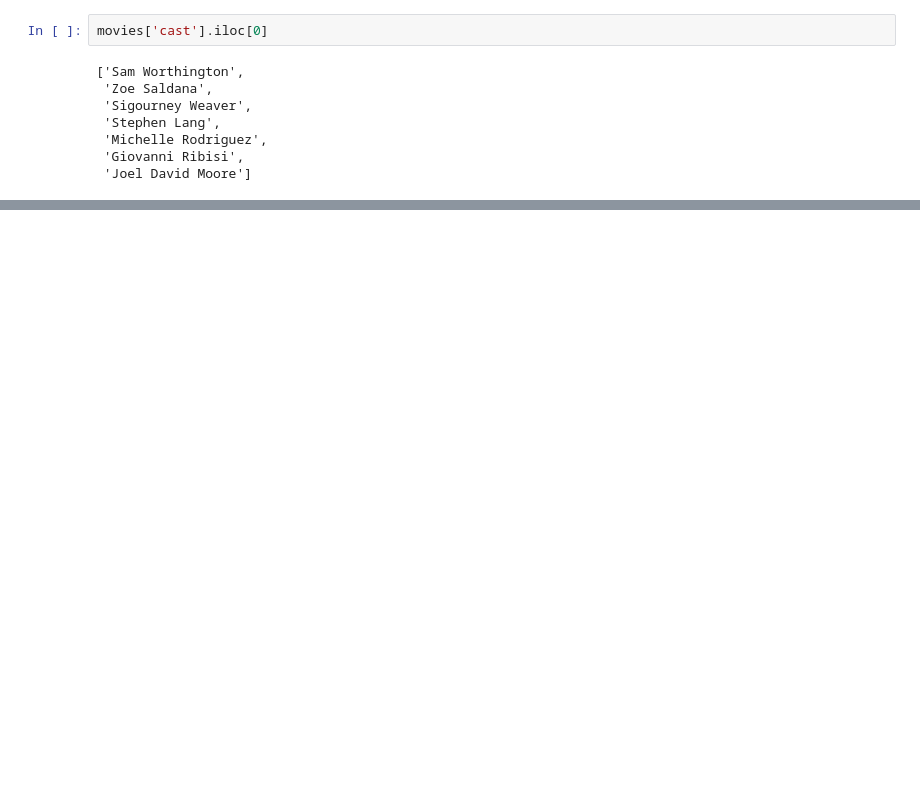
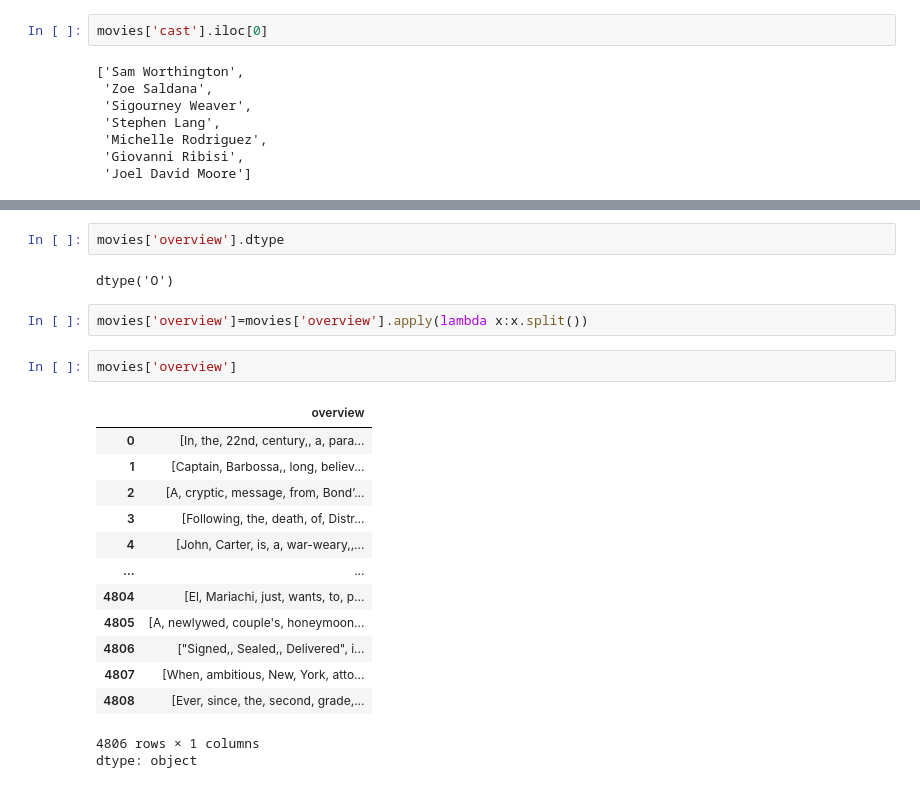
Before and after one commit to atishayj4in/Movie_Recommendation_System, a Jupyter notebook: MovieRecommendationSystem_by_AtishayJain.ipynb, the cells around one changed output, grey strips where cells are left out. Drawn from its saved outputs; the diff is of its cells as text; blank space fills up the shorter version.

```diff
--- a/MovieRecommendationSystem_by_AtishayJain.ipynb
+++ b/MovieRecommendationSystem_by_AtishayJain.ipynb
@@ -225,0 +226,23 @@ movies['cast'].iloc[0]
+# %%
+movies['overview'].dtype
+# %% [output]
+dtype('O')
+# %%
+movies['overview']=movies['overview'].apply(lambda x:x.split())
+# %%
+movies['overview']
+# %% [output]
+|  | overview |
+| 0 | [In, the, 22nd, century,, a, para... |
+| 1 | [Captain, Barbossa,, long, believ... |
+| 2 | [A, cryptic, message, from, Bond’... |
+| 3 | [Following, the, death, of, Distr... |
+| 4 | [John, Carter, is, a, war-weary,,... |
+| ... | ... |
+| 4804 | [El, Mariachi, just, wants, to, p... |
+| 4805 | [A, newlywed, couple's, honeymoon... |
+| 4806 | ["Signed,, Sealed,, Delivered", i... |
+| 4807 | [When, ambitious, New, York, atto... |
+| 4808 | [Ever, since, the, second, grade,... |
+4806 rows × 1 columns
+dtype: object
```
Also changed, not shown: parts of 35 cells of this notebook.
